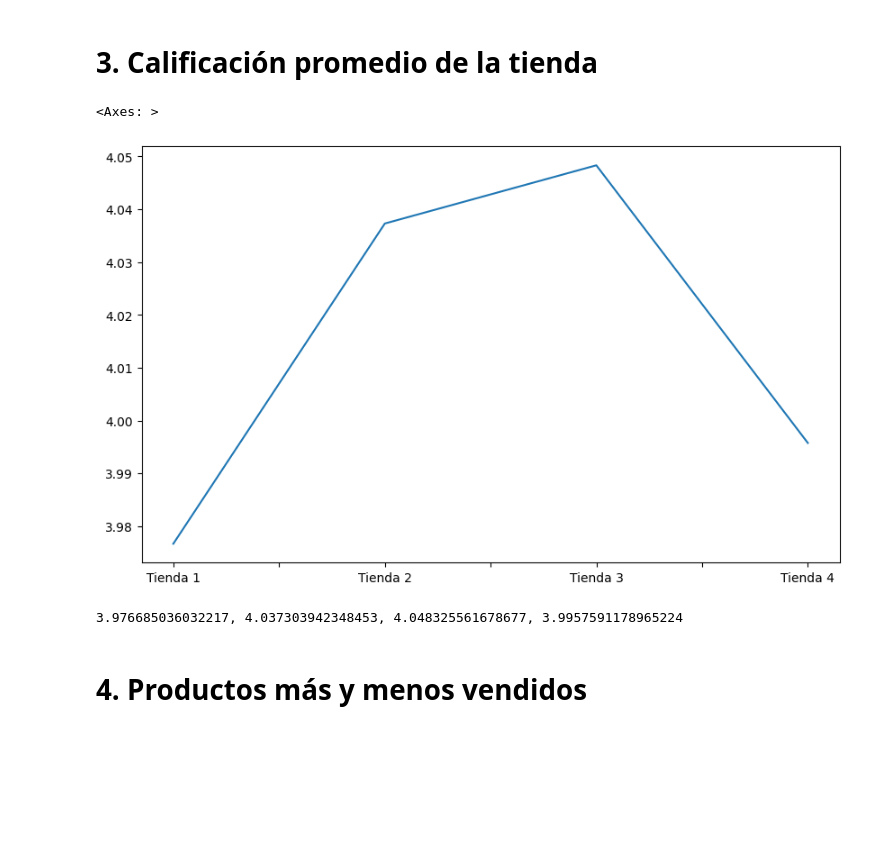
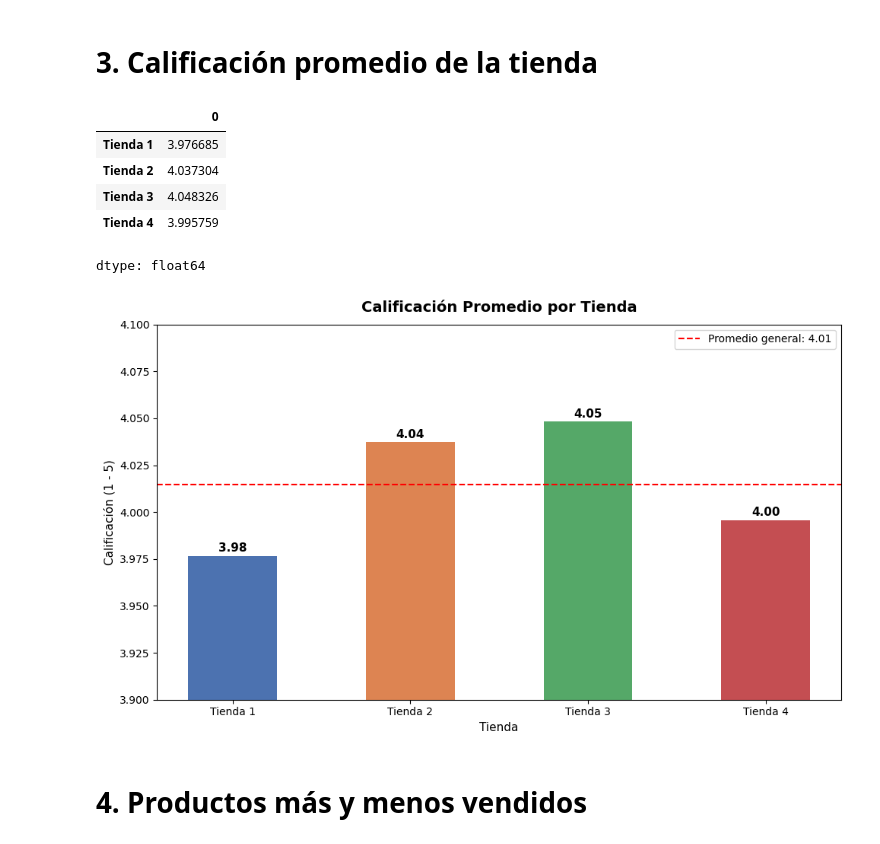
Before and after one commit to Joshep-c/alura-store-sales-analysis, a Jupyter notebook: AluraStoreLatam.ipynb, the cells around one changed output. Drawn from its saved outputs; the diff is of its cells as text; code cells hidden in the pictures; blank space fills up the shorter version.

```diff
--- a/AluraStoreLatam.ipynb
+++ b/AluraStoreLatam.ipynb
@@ -110,14 +247,47 @@ comparacion_calificacion = pd.Series(
     index=['Tienda 1', 'Tienda 2', 'Tienda 3', 'Tienda 4']
 )
 
-comparacion_calificacion.plot(kind='line', figsize=(10,6))
+comparacion_calificacion
 # %% [output]
+|  | 0 |
+| Tienda 1 | 3.976685 |
+| Tienda 2 | 4.037304 |
+| Tienda 3 | 4.048326 |
+| Tienda 4 | 3.995759 |
-<Axes: >
+dtype: float64
-[figure, removed]
-# %%
-print(f"{promedio_calificación1}, {promedio_calificación2}, {promedio_calificación3}, {promedio_calificación4}")
-# %% [output]
-3.976685036032217, 4.037303942348453, 4.048325561678677, 3.9957591178965224
+# %%
+colores = ['#4C72B0', '#DD8452', '#55A868', '#C44E52']
+tiendas = comparacion_calificacion.index.tolist()
+valores = comparacion_calificacion.values
+promedio_general = np.mean(valores)
+
+fig, grafica_calificacion = plt.subplots(figsize=(10, 6))
+
+barras = grafica_calificacion.bar(tiendas, valores, color=colores, width=0.5)
+
+grafica_calificacion.axhline(
+    promedio_general, color='red', linestyle='--', linewidth=1.5,
+    label=f'Promedio general: {promedio_general:.2f}'
+)
+
+for barra, valor in zip(barras, valores):
+    grafica_calificacion.text(
+        barra.get_x() + barra.get_width() / 2,
+        barra.get_height() + 0.001,
+        f'{valor:.2f}',
+        ha='center', va='bottom', fontsize=11, fontweight='bold'
+    )
+
+grafica_calificacion.set_title('Calificación Promedio por Tienda', fontsize=14, fontweight='bold', pad=12)
+grafica_calificacion.set_xlabel('Tienda', fontsize=11)
+grafica_calificacion.set_ylabel('Calificación (1 - 5)', fontsize=11)
+grafica_calificacion.set_ylim(3.9, 4.1)
+grafica_calificacion.legend(fontsize=10)
+
+plt.tight_layout()
+plt.show()
+# %% [output]
+[figure, added]
 # %% [markdown]
 # 4. Productos más y menos vendidos
 # %%
```
Also changed, not shown: parts of 14 cells of this notebook.
